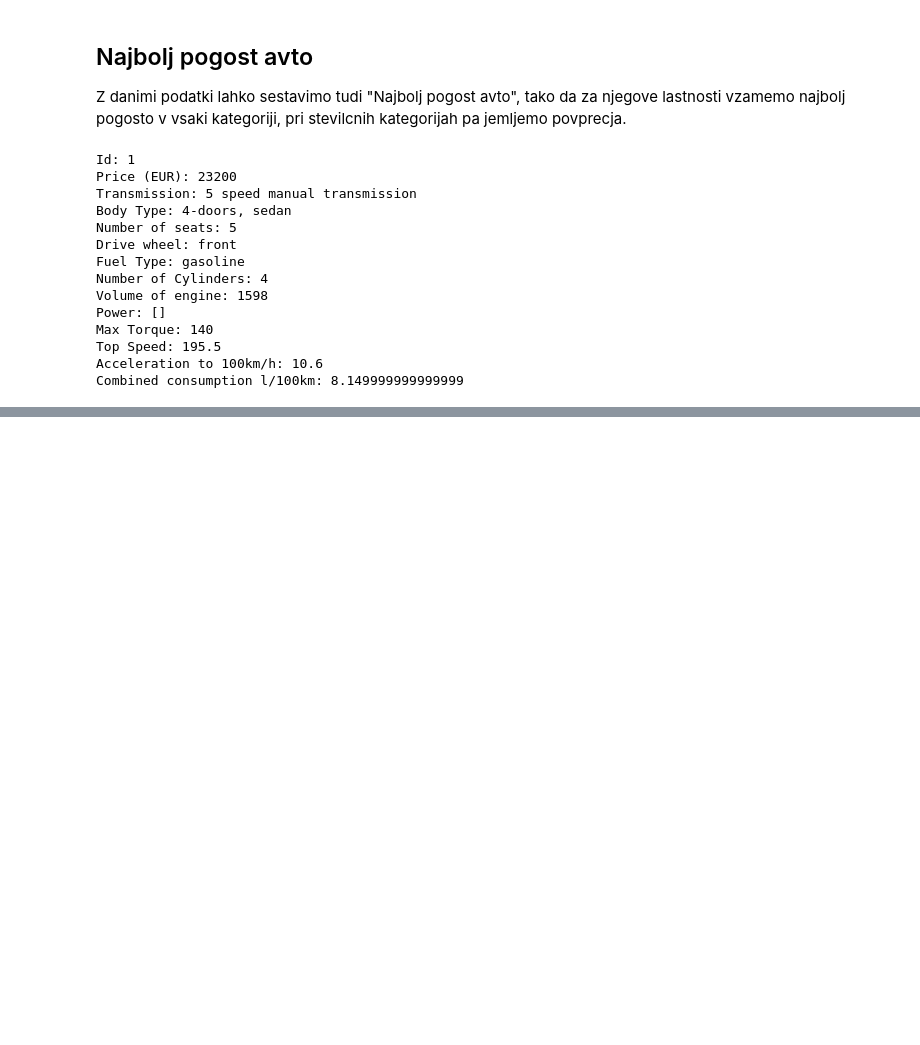
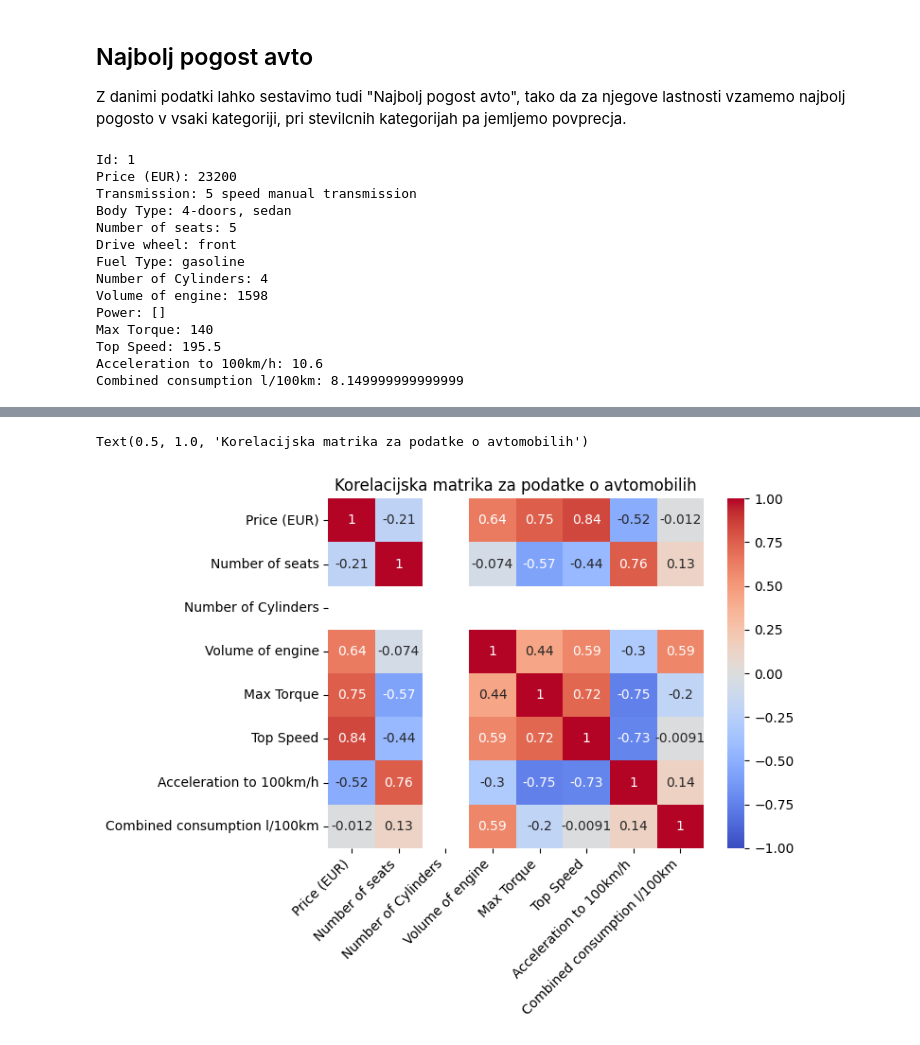
Before and after one commit to urbancluka/UVP-Projektna-naloga, a Jupyter notebook: analiza.ipynb, the cells around one changed output, grey strips where cells are left out. Saved outputs shown, nothing was run; the diff lists cells and outputs as text; code cells hidden in the pictures; blank space fills up the shorter version.

Commit message:
add corr matrix

```diff
--- a/analiza.ipynb
+++ b/analiza.ipynb
@@ -144,0 +153,10 @@ Combined consumption l/100km: 8.149999999999999
+# %%
+numeric_values = podatki_o_avtih.select_dtypes(include=np.number)
+numeric_values =numeric_values.drop("Id", axis="columns")
+matrix = numeric_values.corr()
+sns.heatmap(matrix, annot=True, cmap="coolwarm", vmin=-1, vmax=1)
+plt.xticks(rotation=45, ha="right")
+plt.title("Korelacijska matrika za podatke o avtomobilih")
+# %% [output]
+Text(0.5, 1.0, 'Korelacijska matrika za podatke o avtomobilih')
+[figure, added]
```
Also changed, not shown: parts of 4 cells of this notebook.
